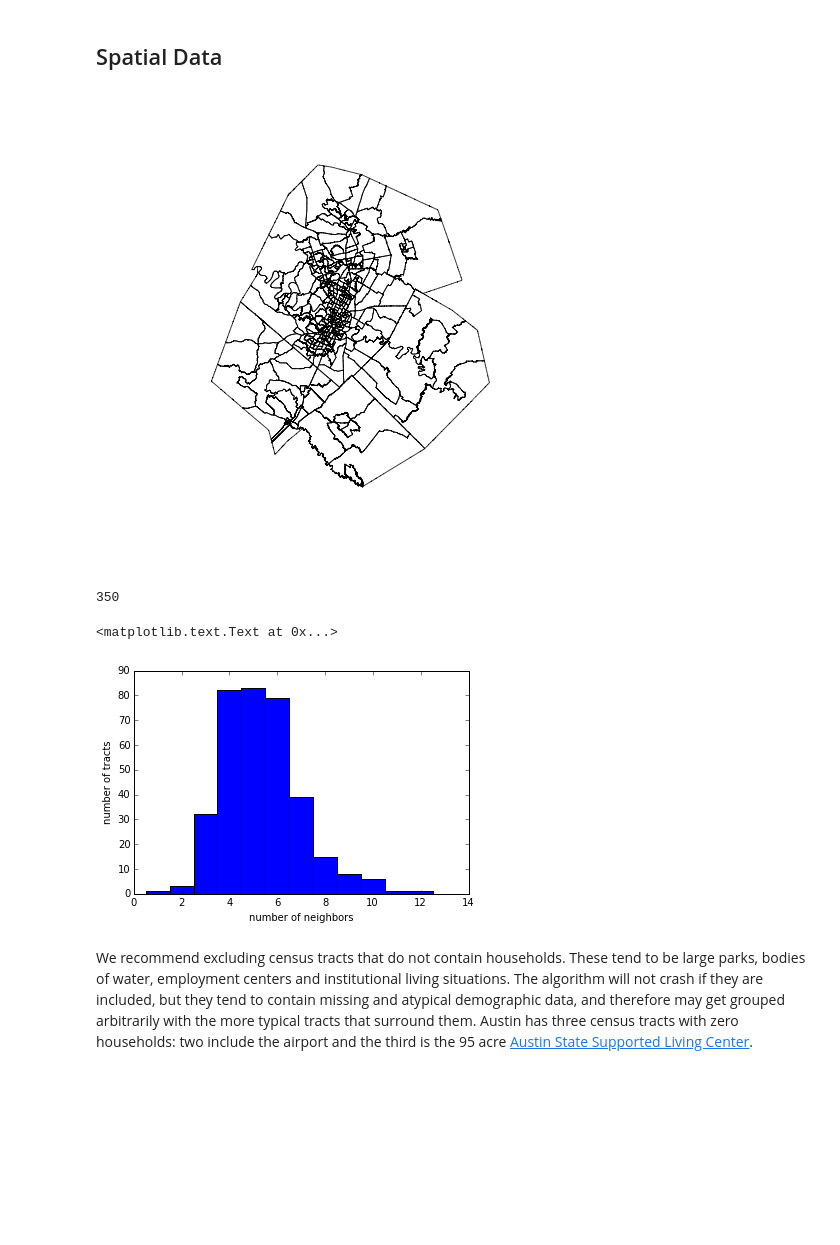
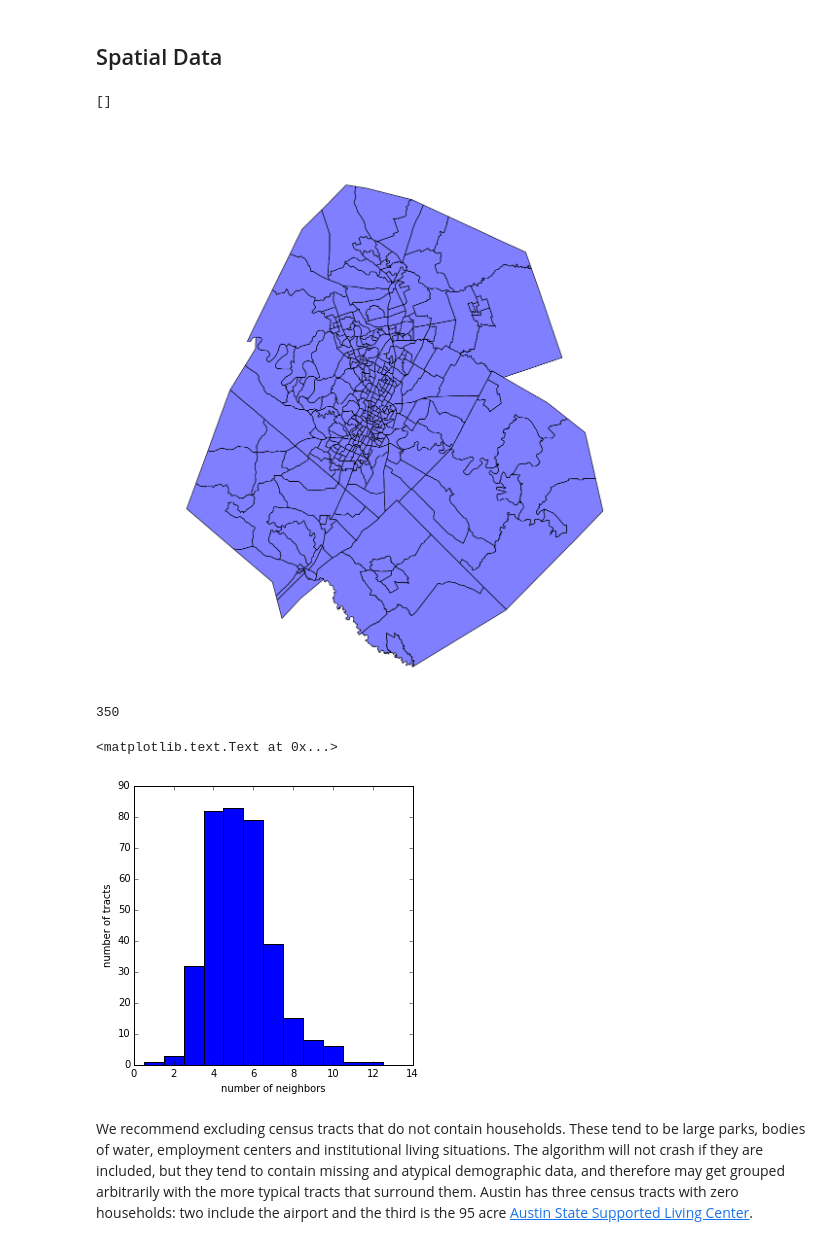
Before and after one commit to geoss/censumander, a Jupyter notebook: code/austin.ipynb, the cells around one changed output. Saved outputs shown, nothing was run; the diff lists cells and outputs as text; code cells hidden in the pictures; blank space fills up the shorter version.

Commit message:
replacing R plots with geopandas in notebook examples

```diff
--- a/code/austin.ipynb
+++ b/code/austin.ipynb
@@ -21,20 +3,29 @@ array(['classInt', 'RColorBrewer', 'maptools', 'sp', 'tools', 'stats',
 # %%
+%matplotlib inline
 import pysal as ps
 import numpy as np
 import pandas as pd
+import geopandas as gp
+import shapely
 import copy
 import random
 import acs_regionalization as ACS
 import matplotlib.pyplot as plt
-%matplotlib inline
+from pylab import rcParams
+rcParams['figure.figsize'] = 20,20  #set the default map size
+#rcParams['patch.linewidth'] = 0.5  #set default polygon line width
 # %% [markdown]
 ## Spatial Data
 # %%
 # read in the Austin shapefile and plot it
-%R shp = readShapePoly('example_data/12420.shp')
-%R plot(shp)
+shp_map = gp.read_file('example_data/12420.shp')
+shp_map['constant'] = 1
+p = shp_map.plot('constant', alpha=0.5, colormap='winter')
+p.axis('off')
+p.plot()
 # %% [output]
+[]
-[figure, old version]
+[figure, new version]
 # %%
 # read spatial data into python and run some diagnostics
 w = ps.rook_from_shapefile('example_data/12420.shp', idVariable='GEOID10')
@@ -44,14 +35,14 @@ print w.n   # number of census tracts
 # %%
 # summary of the connectivity structure of the Austin census tracts
 w_hist_data = np.array(w.histogram)
-fig, ax = plt.subplots()
+fig, ax = plt.subplots(figsize=(5,5))
 ax.bar(w_hist_data[:,0], w_hist_data[:,1], align='center', width=1)
 ax.set_xlabel('number of neighbors')
 ax.set_ylabel('number of tracts')
 # shows, for example, that 15 tracts have 8 neighbors
 # %% [output]
 <matplotlib.text.Text at 0x...>
-[figure, old version]
+[figure, new version]
 # %% [markdown]
 We recommend excluding census tracts that do not contain households.  These tend to be large parks, bodies of water, employment centers and institutional living situations. The algorithm will not crash if they are included, but they tend to contain missing and atypical demographic data, and therefore may get grouped arbitrarily with the more typical tracts that surround them. Austin has three census tracts with zero households: two include the airport and the third is the 95 acre [Austin State Supported Living Center](https://www.dads.state.tx.us/services/SSLC/austin.html).
 # %%
```
Also changed, not shown: parts of 15 cells of this notebook, 1 other file.
